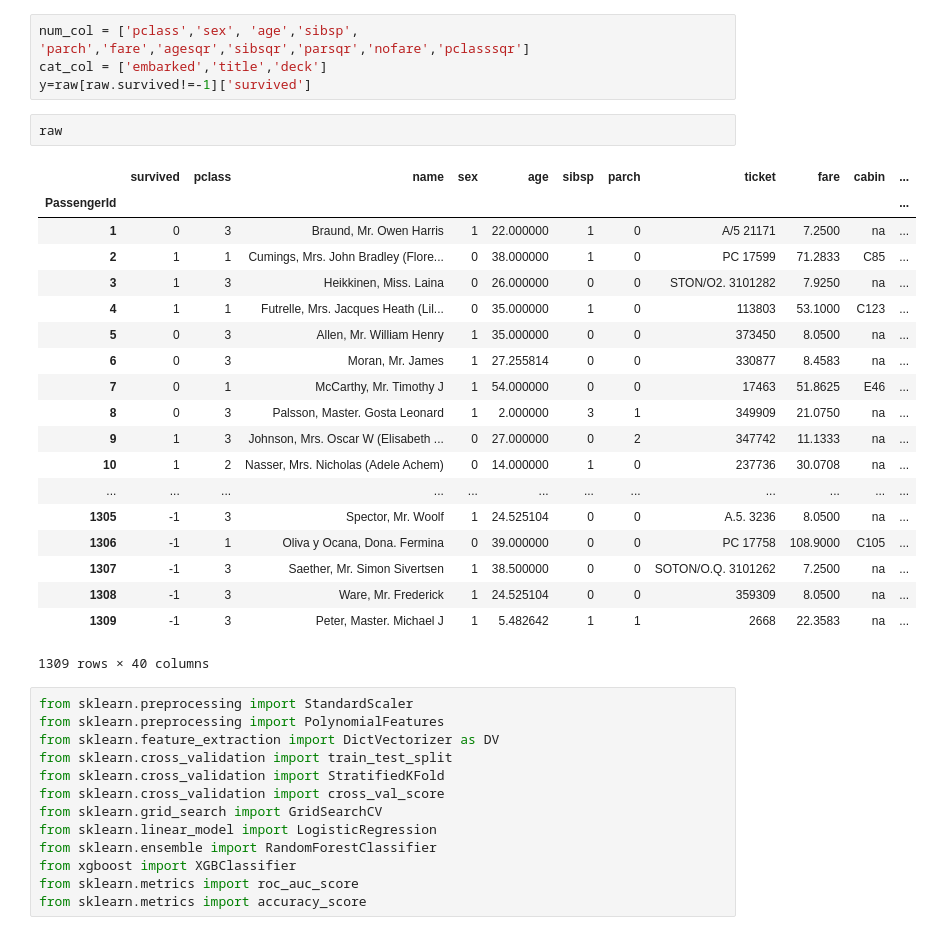
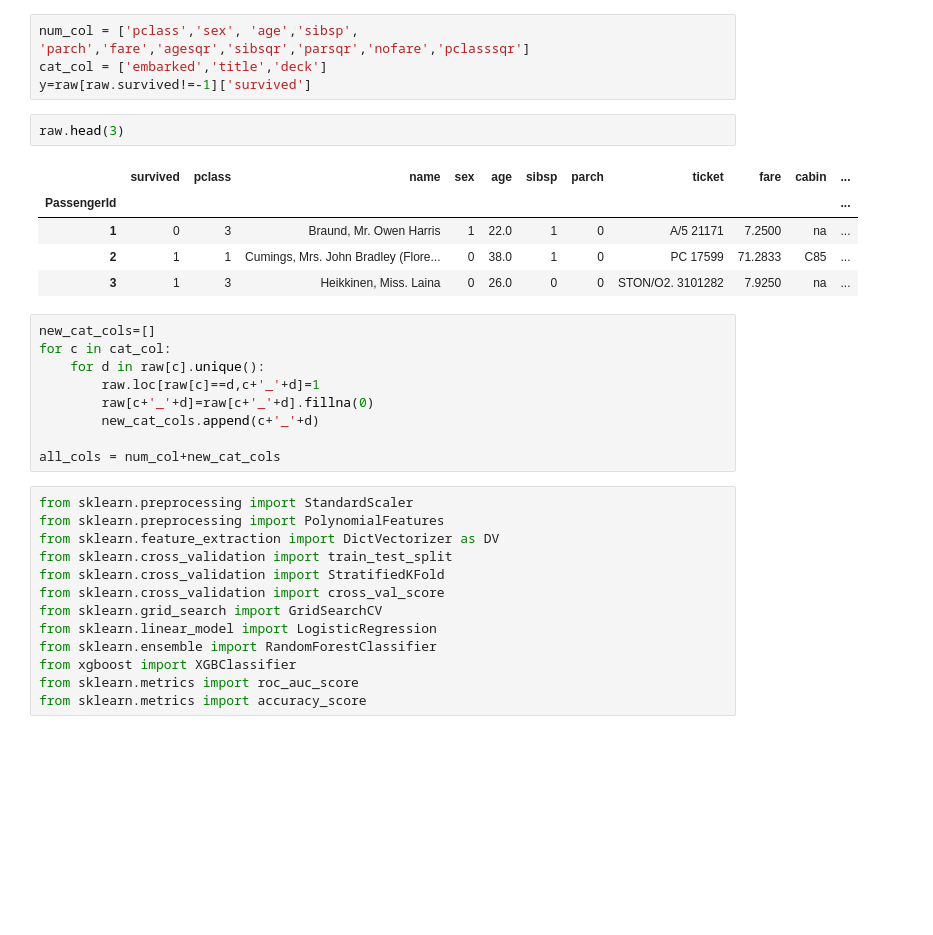
Before and after one commit to MenshikovDmitry/titanic, a Jupyter notebook: titanic.ipynb, the cells around one changed output. Drawn from its saved outputs; the diff is of its cells as text; blank space fills up the shorter version.

```diff
--- a/titanic.ipynb
+++ b/titanic.ipynb
@@ -214,27 +192,22 @@ num_col = ['pclass','sex', 'age','sibsp', 'parch','fare','agesqr','sibsqr','pars
 cat_col = ['embarked','title','deck']
 y=raw[raw.survived!=-1]['survived']
 # %%
-raw
+raw.head(3)
 # %% [output]
 |  | survived | pclass | name | sex | age | sibsp | parch | ticket | fare | cabin | ... |
 | PassengerId |  |  |  |  |  |  |  |  |  |  | ... |
-| 1 | 0 | 3 | Braund, Mr. Owen Harris | 1 | 22.000000 | 1 | 0 | A/5 21171 | 7.2500 | na | ... |
-| 2 | 1 | 1 | Cumings, Mrs. John Bradley (Flore... | 0 | 38.000000 | 1 | 0 | PC 17599 | 71.2833 | C85 | ... |
-| 3 | 1 | 3 | Heikkinen, Miss. Laina | 0 | 26.000000 | 0 | 0 | STON/O2. 3101282 | 7.9250 | na | ... |
-| 4 | 1 | 1 | Futrelle, Mrs. Jacques Heath (Lil... | 0 | 35.000000 | 1 | 0 | 113803 | 53.1000 | C123 | ... |
-| 5 | 0 | 3 | Allen, Mr. William Henry | 1 | 35.000000 | 0 | 0 | 373450 | 8.0500 | na | ... |
-| 6 | 0 | 3 | Moran, Mr. James | 1 | 27.255814 | 0 | 0 | 330877 | 8.4583 | na | ... |
-| 7 | 0 | 1 | McCarthy, Mr. Timothy J | 1 | 54.000000 | 0 | 0 | 17463 | 51.8625 | E46 | ... |
-| 8 | 0 | 3 | Palsson, Master. Gosta Leonard | 1 | 2.000000 | 3 | 1 | 349909 | 21.0750 | na | ... |
-| 9 | 1 | 3 | Johnson, Mrs. Oscar W (Elisabeth ... | 0 | 27.000000 | 0 | 2 | 347742 | 11.1333 | na | ... |
-| 10 | 1 | 2 | Nasser, Mrs. Nicholas (Adele Achem) | 0 | 14.000000 | 1 | 0 | 237736 | 30.0708 | na | ... |
-| ... | ... | ... | ... | ... | ... | ... | ... | ... | ... | ... | ... |
-| 1305 | -1 | 3 | Spector, Mr. Woolf | 1 | 24.525104 | 0 | 0 | A.5. 3236 | 8.0500 | na | ... |
-| 1306 | -1 | 1 | Oliva y Ocana, Dona. Fermina | 0 | 39.000000 | 0 | 0 | PC 17758 | 108.9000 | C105 | ... |
-| 1307 | -1 | 3 | Saether, Mr. Simon Sivertsen | 1 | 38.500000 | 0 | 0 | SOTON/O.Q. 3101262 | 7.2500 | na | ... |
-| 1308 | -1 | 3 | Ware, Mr. Frederick | 1 | 24.525104 | 0 | 0 | 359309 | 8.0500 | na | ... |
-| 1309 | -1 | 3 | Peter, Master. Michael J | 1 | 5.482642 | 1 | 1 | 2668 | 22.3583 | na | ... |
+| 1 | 0 | 3 | Braund, Mr. Owen Harris | 1 | 22.0 | 1 | 0 | A/5 21171 | 7.2500 | na | ... |
+| 2 | 1 | 1 | Cumings, Mrs. John Bradley (Flore... | 0 | 38.0 | 1 | 0 | PC 17599 | 71.2833 | C85 | ... |
+| 3 | 1 | 3 | Heikkinen, Miss. Laina | 0 | 26.0 | 0 | 0 | STON/O2. 3101282 | 7.9250 | na | ... |
-1309 rows × 40 columns
+# %%
+new_cat_cols=[]
+for c in cat_col:
+    for d in raw[c].unique():
+        raw.loc[raw[c]==d,c+'_'+d]=1
+        raw[c+'_'+d]=raw[c+'_'+d].fillna(0)
+        new_cat_cols.append(c+'_'+d)
+
+all_cols = num_col+new_cat_cols
 # %%
 from sklearn.preprocessing import StandardScaler
 from sklearn.preprocessing import PolynomialFeatures
```
Also changed, not shown: parts of 14 cells of this notebook.
